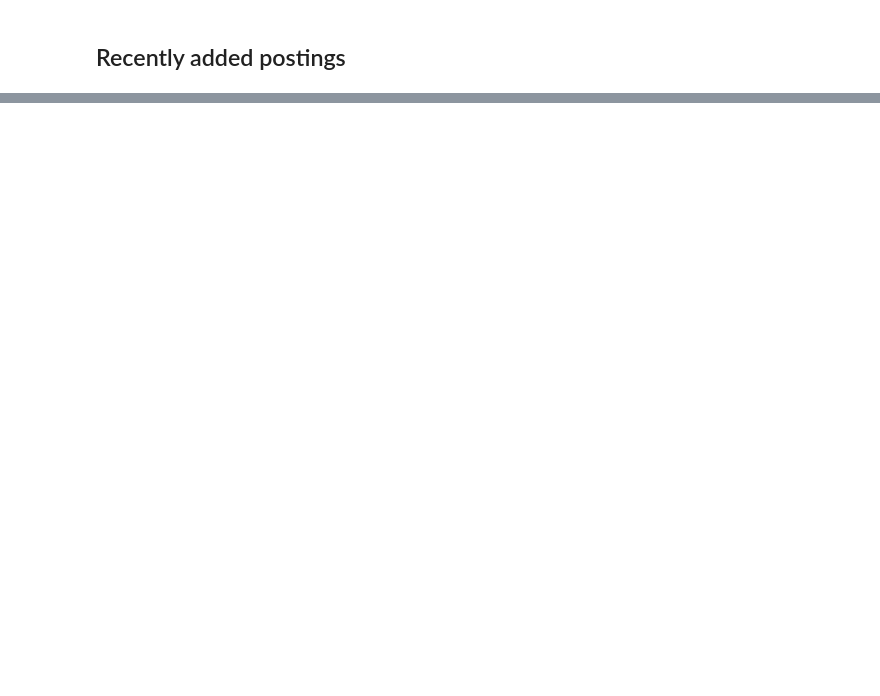
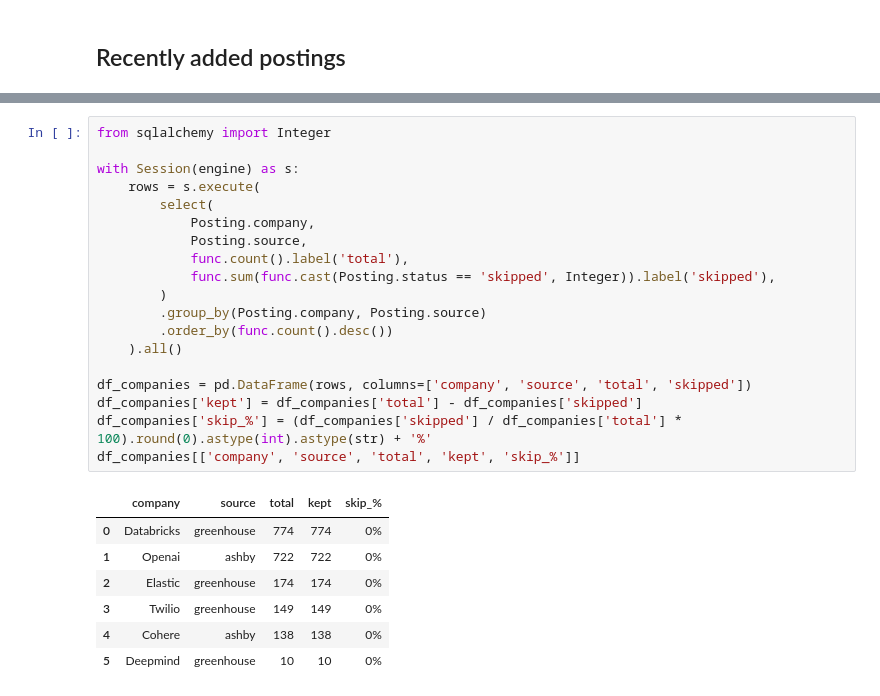
Before and after one commit to GalKepler/job_agent, a Jupyter notebook: notebooks/01_pipeline_overview.ipynb, the cells around one changed output, grey strips where cells are left out. Cells and saved outputs as stored; diff of their text form; blank space fills up the shorter version.

```diff
--- a/notebooks/01_pipeline_overview.ipynb
+++ b/notebooks/01_pipeline_overview.ipynb
@@ -83,0 +118,27 @@ df_recent
+# %%
+from sqlalchemy import Integer
+
+with Session(engine) as s:
+    rows = s.execute(
+        select(
+            Posting.company,
+            Posting.source,
+            func.count().label('total'),
+            func.sum(func.cast(Posting.status == 'skipped', Integer)).label('skipped'),
+        )
+        .group_by(Posting.company, Posting.source)
+        .order_by(func.count().desc())
+    ).all()
+
+df_companies = pd.DataFrame(rows, columns=['company', 'source', 'total', 'skipped'])
+df_companies['kept'] = df_companies['total'] - df_companies['skipped']
+df_companies['skip_%'] = (df_companies['skipped'] / df_companies['total'] * 100).round(0).astype(int).astype(str) + '%'
+df_companies[['company', 'source', 'total', 'kept', 'skip_%']]
+# %% [output]
+|  | company | source | total | kept | skip_% |
+| 0 | Databricks | greenhouse | 774 | 774 | 0% |
+| 1 | Openai | ashby | 722 | 722 | 0% |
+| 2 | Elastic | greenhouse | 174 | 174 | 0% |
+| 3 | Twilio | greenhouse | 149 | 149 | 0% |
+| 4 | Cohere | ashby | 138 | 138 | 0% |
+| 5 | Deepmind | greenhouse | 10 | 10 | 0% |
```
Also changed, not shown: parts of 9 cells of this notebook, 12 other files.
